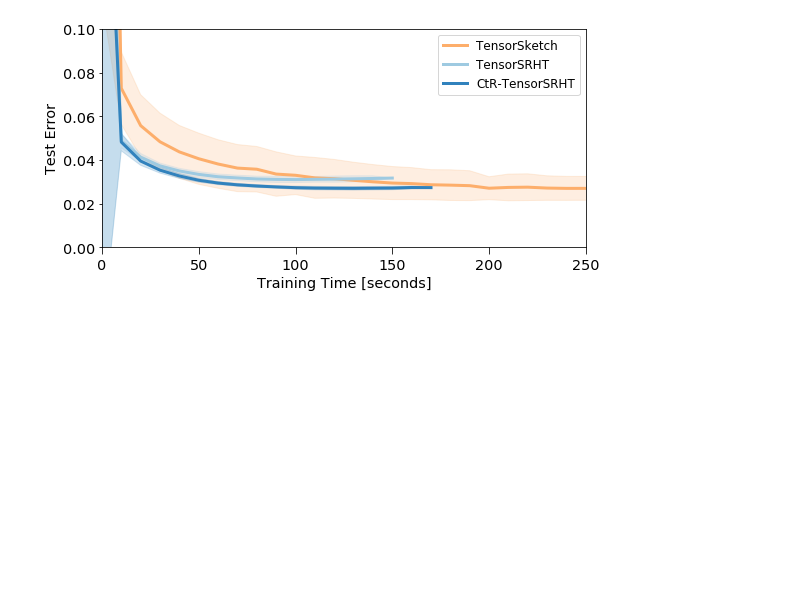
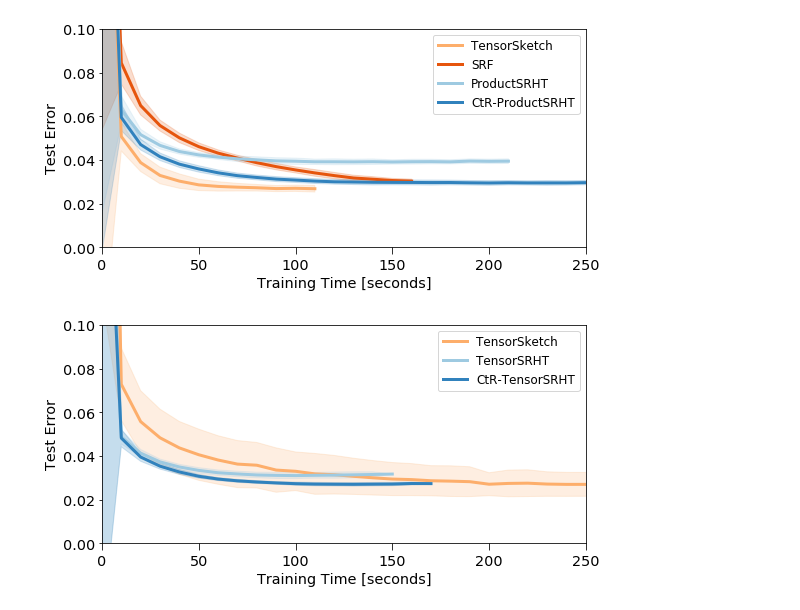
Before and after one commit to joneswack/dp-rfs, a Jupyter notebook: notebooks/read-tf-logs.ipynb, the cells around one changed output. Saved outputs shown, nothing was run; the diff lists cells and outputs as text; code cells hidden in the pictures; blank space fills up the shorter version.

```diff
--- a/notebooks/read-tf-logs.ipynb
+++ b/notebooks/read-tf-logs.ipynb
@@ -125,3 +111,14 @@ colors = np.flip(colors, axis=0)
+# %%
+dirs_p7_10k_tune = [
+    ('TensorSketch', colors[4], '../tensorboard_logs/mnist_tune/d10k/p7/ts'),
+    ('SRF', colors[5], '../tensorboard_logs/mnist_tune/d10k/p7/srf'),
+    ('ProductSRHT', colors[6], '../tensorboard_logs/mnist_tune/d10k/p7/srht'),
+    ('CtR-ProductSRHT', colors[7], '../tensorboard_logs/mnist_tune/d10k/p7/srht_comp_real')
+]
+# %%
+plot_dirs(dirs_p7_10k_tune, savepath='')
+# %% [output]
+[figure, added]
 # %%
 dirs_p6_10k_tune = [
     ('TensorSketch', colors[4], '../tensorboard_logs/mnist_tune/d10k/ts'),
```
Also changed, not shown: parts of 20 cells of this notebook, 7 other files.
